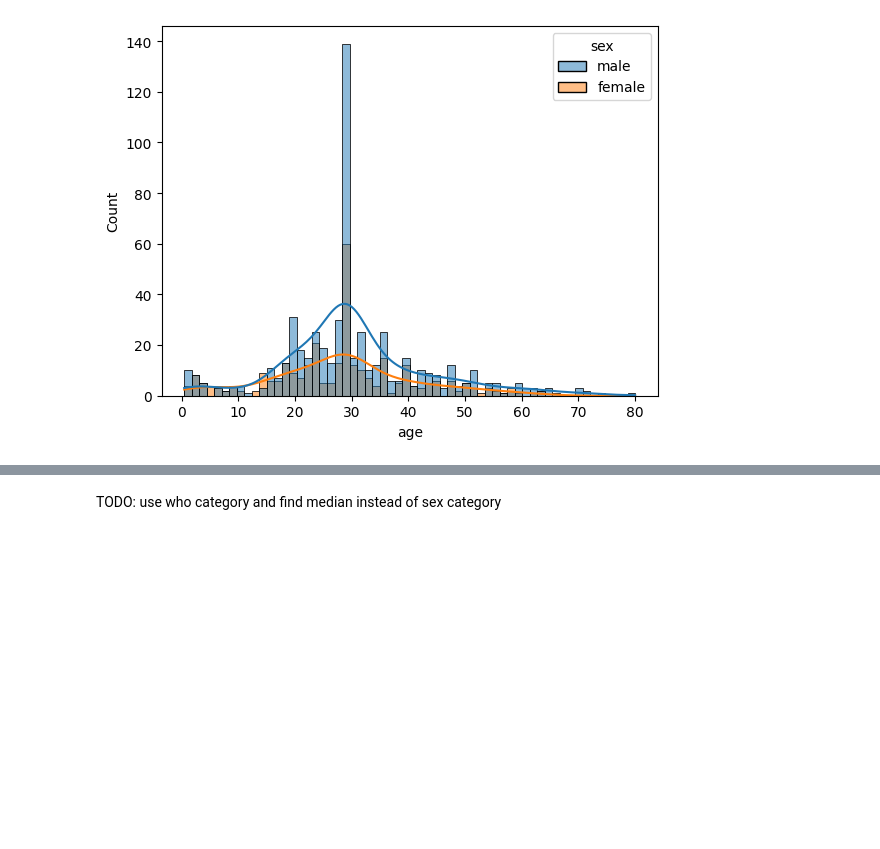
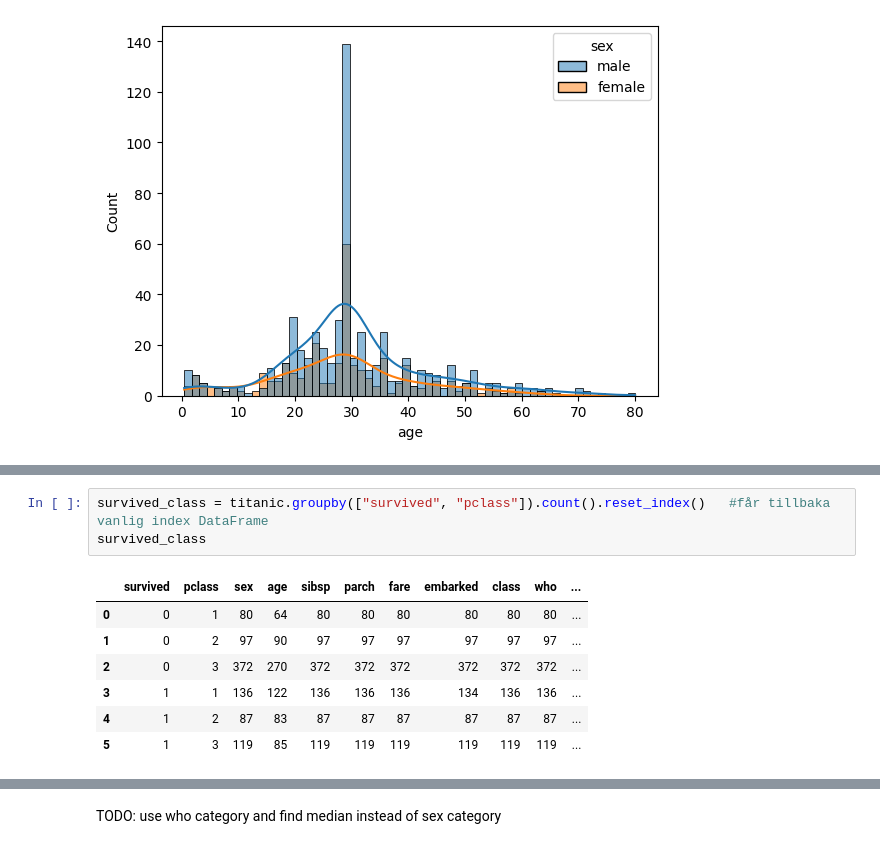
Before and after one commit to DorotaBjoorn/Databehandling-Dorota-Bjoorn, a Jupyter notebook: Code-alongs/L1_missing_aggregation.ipynb, the cells around one changed output, grey strips where cells are left out. Cells and saved outputs as stored; diff of their text form; blank space fills up the shorter version.

```diff
--- a/Code-alongs/L1_missing_aggregation.ipynb
+++ b/Code-alongs/L1_missing_aggregation.ipynb
@@ -321,0 +394,11 @@ sns.histplot(data = titanic, x = "age", kde = True, hue = "sex", bins = 60) #bin
+# %%
+survived_class = titanic.groupby(["survived", "pclass"]).count().reset_index()   #får tillbaka vanlig index DataFrame
+survived_class
+# %% [output]
+|  | survived | pclass | sex | age | sibsp | parch | fare | embarked | class | who | ... |
+| 0 | 0 | 1 | 80 | 64 | 80 | 80 | 80 | 80 | 80 | 80 | ... |
+| 1 | 0 | 2 | 97 | 90 | 97 | 97 | 97 | 97 | 97 | 97 | ... |
+| 2 | 0 | 3 | 372 | 270 | 372 | 372 | 372 | 372 | 372 | 372 | ... |
+| 3 | 1 | 1 | 136 | 122 | 136 | 136 | 136 | 134 | 136 | 136 | ... |
+| 4 | 1 | 2 | 87 | 83 | 87 | 87 | 87 | 87 | 87 | 87 | ... |
+| 5 | 1 | 3 | 119 | 85 | 119 | 119 | 119 | 119 | 119 | 119 | ... |
```
Also changed, not shown: parts of 10 cells of this notebook.
